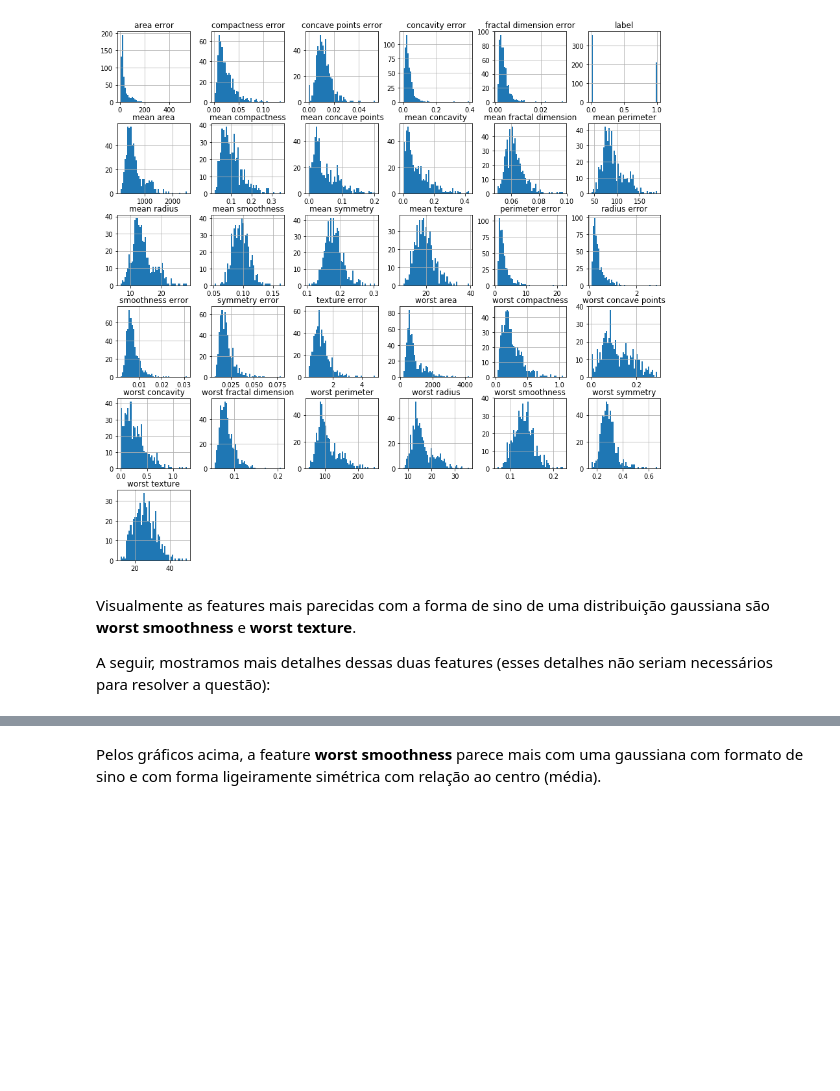
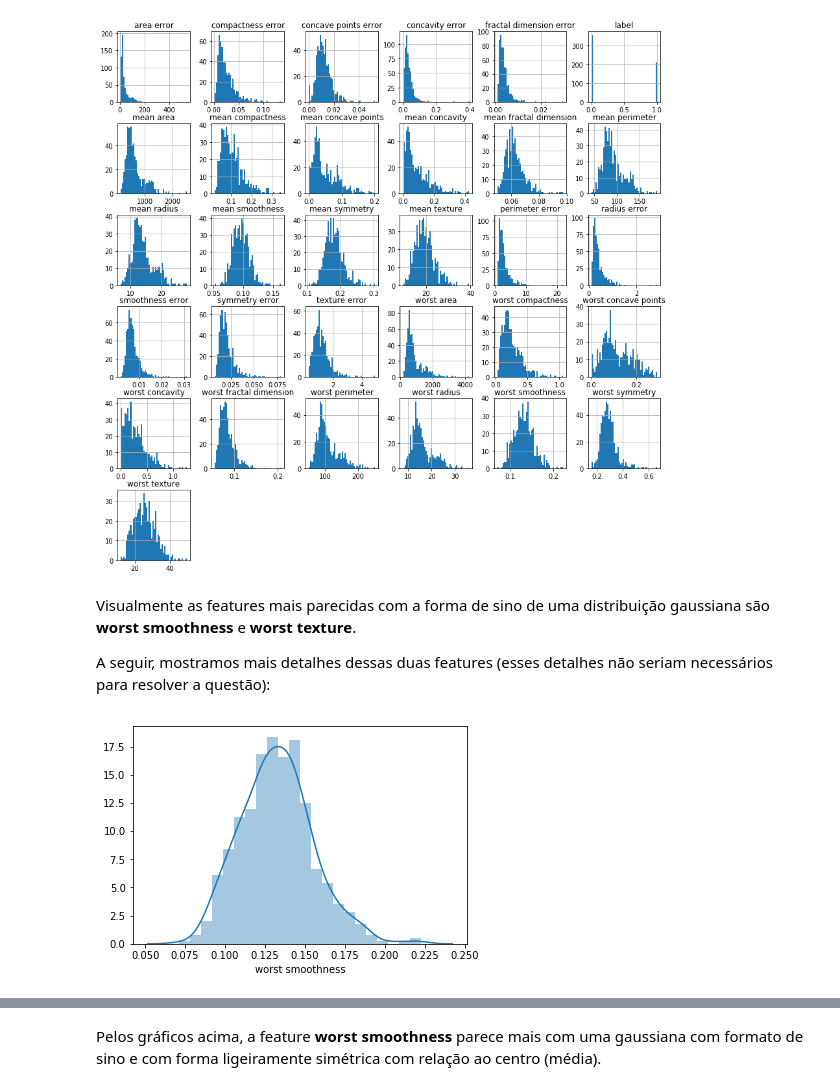
Before and after one commit to regispires/aulas-machine-learning-2019, a Jupyter notebook: 08-Resolucao_AP1.ipynb, the cells around one changed output, grey strips where cells are left out. Cells and saved outputs as stored; diff of their text form; code cells hidden in the pictures; blank space fills up the shorter version.

```diff
--- a/08-Resolucao_AP1.ipynb
+++ b/08-Resolucao_AP1.ipynb
@@ -126,5 +144,7 @@ Visualmente as features mais parecidas com a forma de sino de uma distribuição
 
 A seguir, mostramos mais detalhes dessas duas features (esses detalhes não seriam necessários para resolver a questão):
 # %%
-#sns.distplot(df['worst smoothness']);
+sns.distplot(df['worst smoothness']);
+# %% [output]
+[figure, added]
 # %%
```
Also changed, not shown: parts of 3 cells of this notebook.
